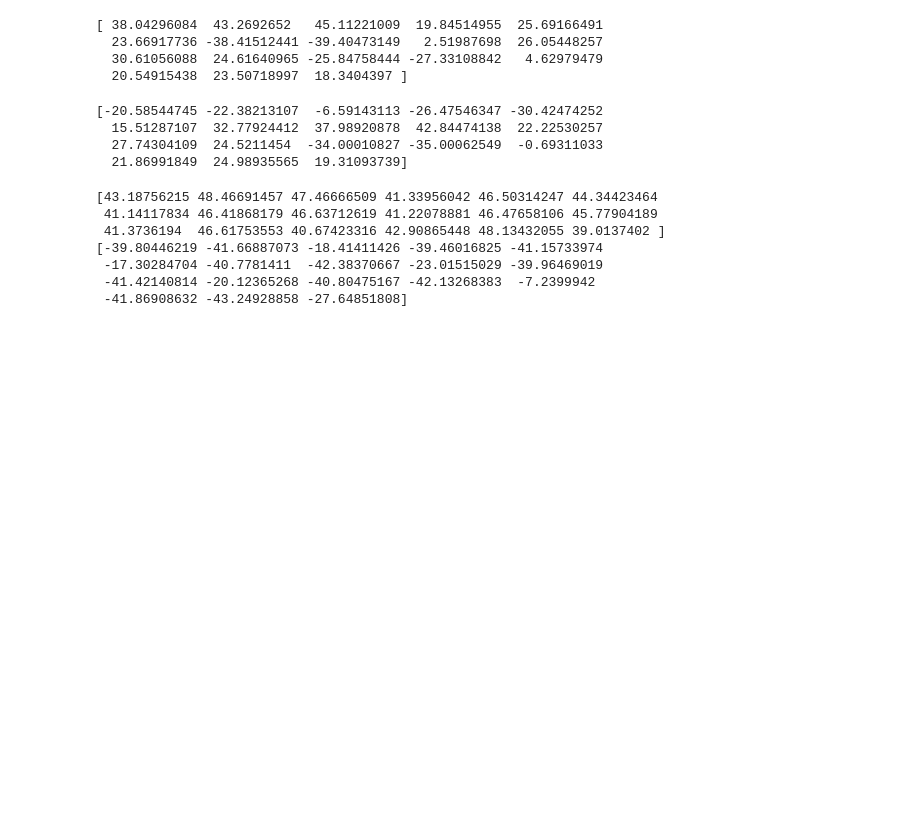
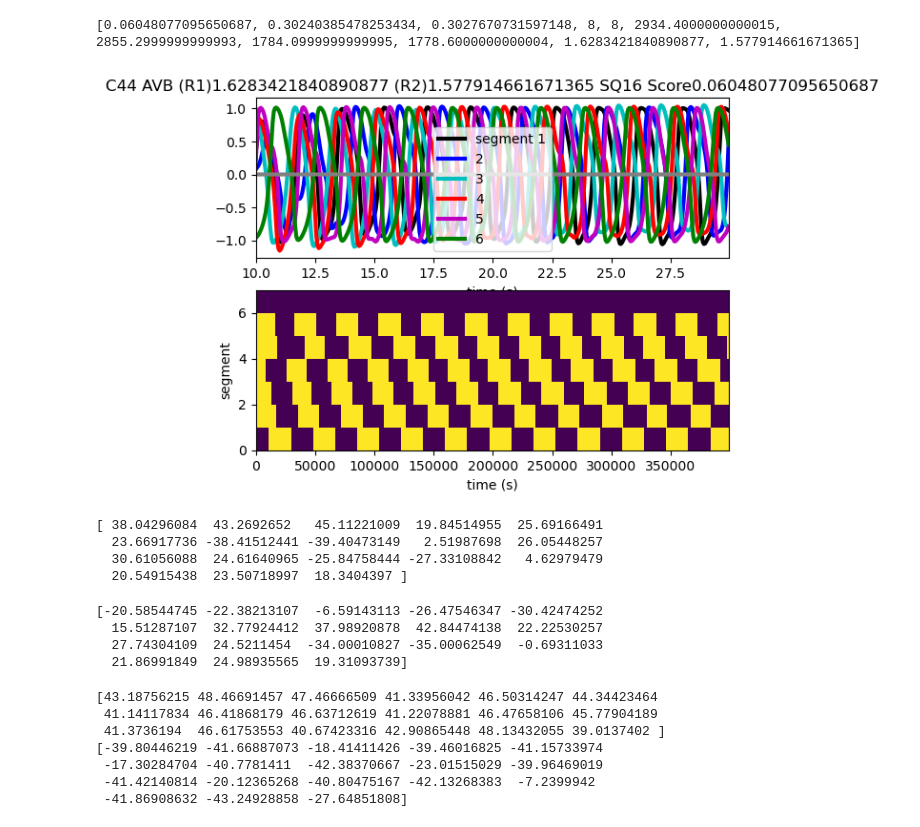
Before and after one commit to agetopher/Celegans_HuberBraun, a Jupyter notebook: test.ipynb, the cells around one changed output. Cells and saved outputs as stored; diff of their text form; code cells hidden in the pictures; blank space fills up the shorter version.

```diff
--- a/test.ipynb
+++ b/test.ipynb
@@ -11,2 +6,27 @@ t, dorsalmuscle_V, ventralmuscle_V = Fit_HuberBraun_Matrix_5param_AVB_First(ubes
+# %%
+params = [44, 0.000363000000000000, 5.45726102941647e-06, 0.00167208415554239,0.000660000000000000]
+r1 = params[0]
+ubestAVB = params[1:]
+t, y = Fit_HuberBraun_Matrix_5param_AVB_First(ubestAVB, r1, test=True)
+V = y[0:settings.numCells, :]
+asd = y[settings.numCells:2*settings.numCells, :]
+asr = y[2*settings.numCells:3*settings.numCells, :]
+s = y[3*settings.numCells:4*settings.numCells, :]
+
+dorsalmuscles = [11, 12, 13]
+ventralmuscles = [14, 15, 16]
+dorsal_inds = []
+ventral_inds = []
+for i in range(6):
+    for j in range(len(dorsalmuscles)):
+        dorsal_inds.append(dorsalmuscles[j] + i*17)
+    for j in range(len(ventralmuscles)):
+        ventral_inds.append(ventralmuscles[j] + i*17)
+
+dorsal_muscle_V = V[dorsal_inds, :]
+ventral_muscle_V = V[ventral_inds, :]
+# %% [output]
+[0.06048077095650687, 0.30240385478253434, 0.3027670731597148, 8, 8, 2934.4000000000015, 2855.2999999999993, 1784.0999999999995, 1778.6000000000004, 1.6283421840890877, 1.577914661671365]
+[figure, added]
 # %%
 import numpy as np
```
Also changed, not shown: parts of 22 cells of this notebook, 10 other files.
